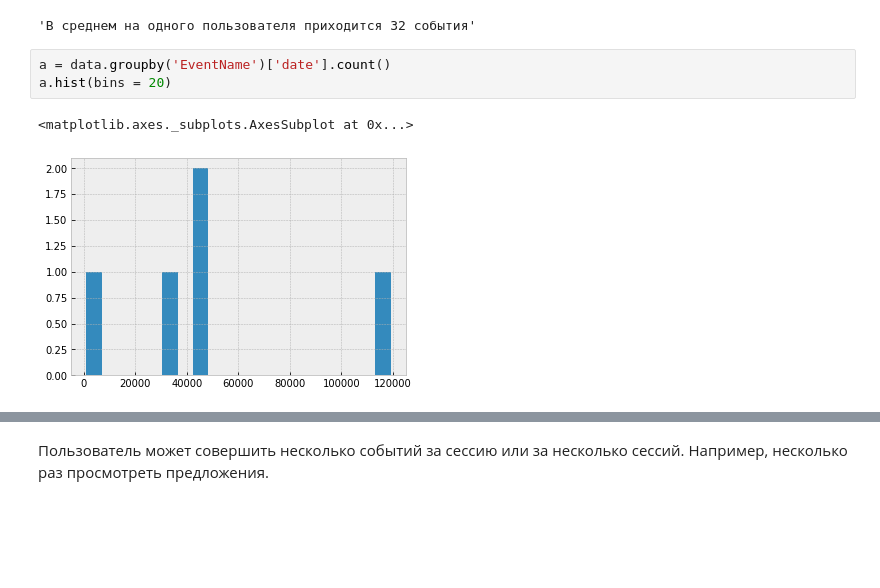
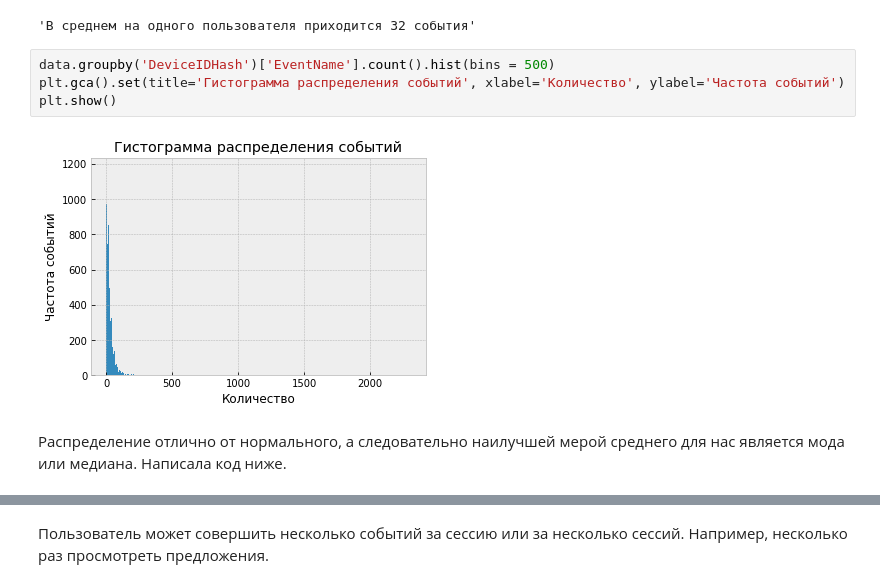
Before and after one commit to AntonDovgan/data-analysis-projects, a Jupyter notebook: event_analytics_in_mobile_app/event_analytics_in_mobile_app.ipynb, the cells around one changed output, grey strips where cells are left out. Cells and saved outputs as stored; diff of their text form; blank space fills up the shorter version.

```diff
--- a/event_analytics_in_mobile_app/event_analytics_in_mobile_app.ipynb
+++ b/event_analytics_in_mobile_app/event_analytics_in_mobile_app.ipynb
@@ -153,9 +252,11 @@ mean_event_per_user = data.groupby('DeviceIDHash')['EventName'].count().mean()
 f'В среднем на одного пользователя приходится {mean_event_per_user:.0f} события'
 # %% [output]
 'В среднем на одного пользователя приходится 32 события'
-# %%
-a = data.groupby('EventName')['date'].count()
-a.hist(bins = 20)
-# %% [output]
-<matplotlib.axes._subplots.AxesSubplot at 0x...>
-[figure, removed]
+# %%
+data.groupby('DeviceIDHash')['EventName'].count().hist(bins = 500)
+plt.gca().set(title='Гистограмма распределения событий', xlabel='Количество', ylabel='Частота событий')
+plt.show()
+# %% [output]
+[figure, added]
+# %% [markdown]
+Распределение отлично от нормального, а следовательно наилучшей мерой среднего для нас является мода или медиана. Написала код ниже.
```
Also changed, not shown: parts of 87 cells of this notebook, 1 other file.
